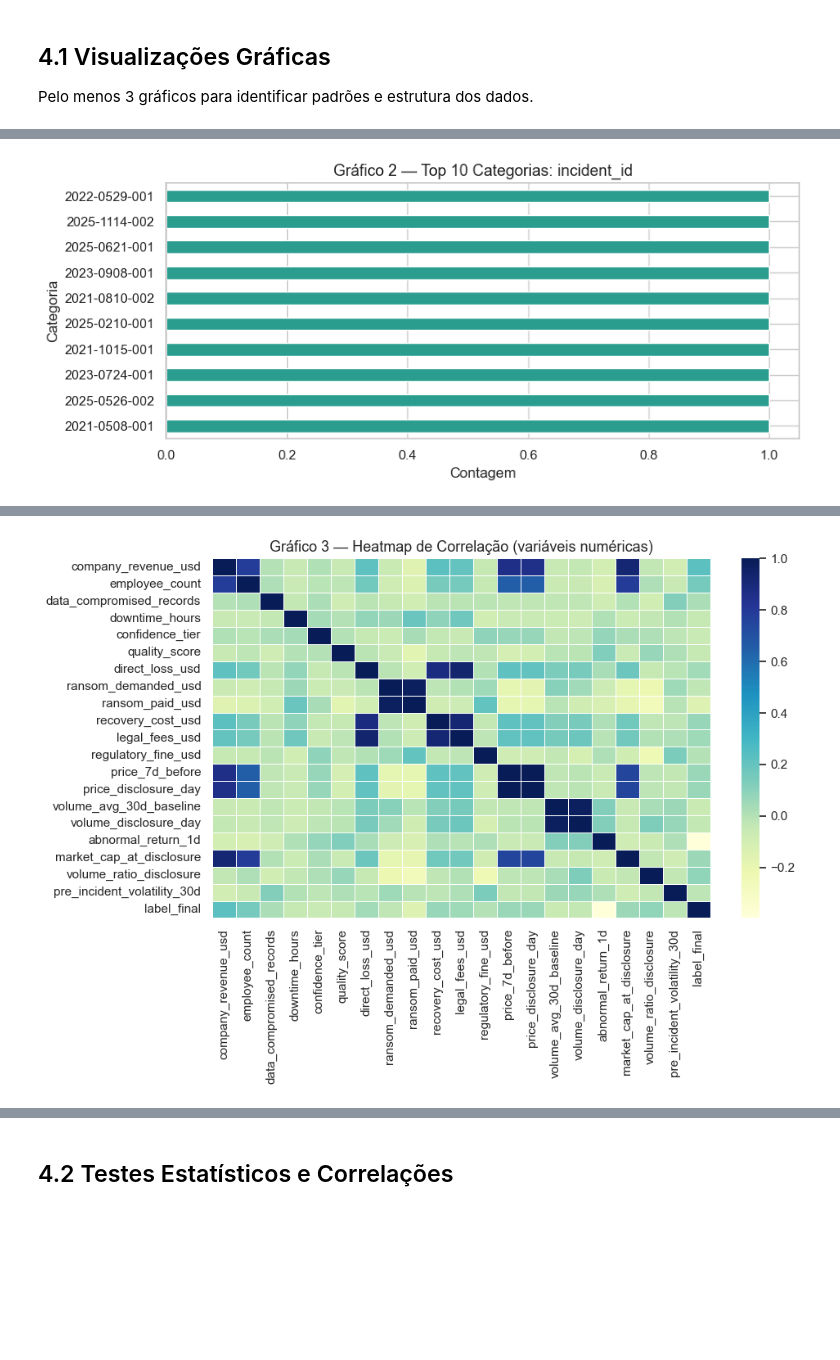
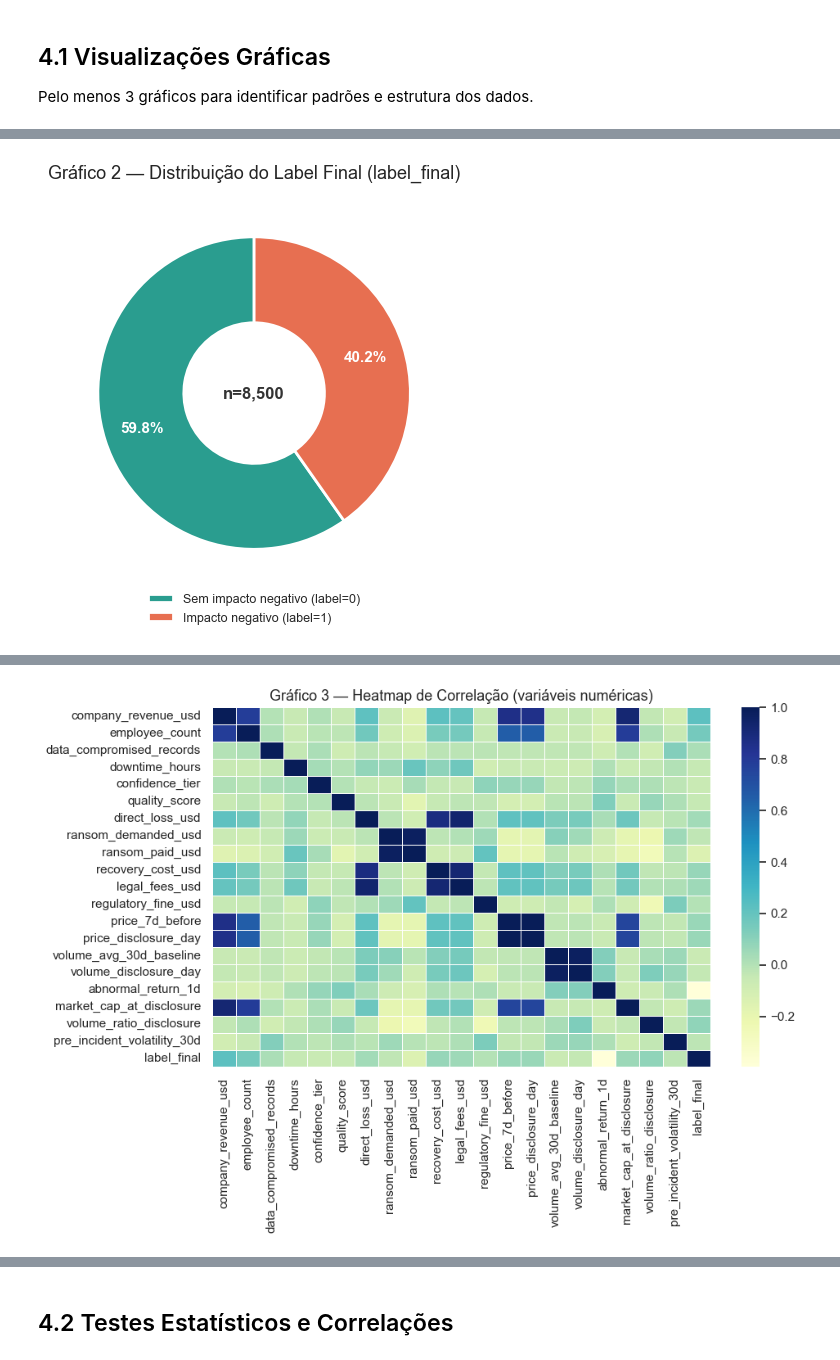
Before and after one commit to RafaelFerreira18/pipeline-financial-bronze-silver, a Jupyter notebook: pipeline_principal.ipynb, the cells around one changed output, grey strips where cells are left out. Drawn from its saved outputs; the diff is of its cells as text; code cells hidden in the pictures; blank space fills up the shorter version.

```diff
--- a/pipeline_principal.ipynb
+++ b/pipeline_principal.ipynb
@@ -1075,19 +1108,81 @@ if num_cols:
     plt.show()
     generated_plots.append(p1)
 
-cat_for_plot = cat_cols[0] if cat_cols else "_origem_tabela"
-plt.figure(figsize=(9, 4))
-df[cat_for_plot].astype(str).value_counts().head(10).sort_values().plot(
-    kind="barh", color="#2A9D8F"
-)
-plt.title(f"Gráfico 2 — Top 10 Categorias: {cat_for_plot}", fontsize=13)
-plt.xlabel("Contagem")
-plt.ylabel("Categoria")
-plt.tight_layout()
-p2 = eda_output / "02_top_categorias.png"
-plt.savefig(p2, dpi=140)
-plt.show()
-generated_plots.append(p2)
+# Gráfico 2 — Distribuição do label_final (donut) ou fallback para coluna categórica de maior variância
+_label_col = "label_final" if "label_final" in df.columns else None
+_label_counts = df[_label_col].value_counts(dropna=True) if _label_col else None
+
+if _label_col and _label_counts is not None and len(_label_counts) >= 2:
+    _palette = ["#2A9D8F", "#E76F51", "#264653", "#E9C46A", "#A8DADC"]
+    _colors_donut = _palette[:len(_label_counts)]
+    _labels_donut = [
+        f"{'Impacto negativo' if str(v) == '1' else 'Sem impacto negativo'} (label={v})"
+        for v in _label_counts.index
+    ]
+
+    fig2, ax2 = plt.subplots(figsize=(7, 5))
+    wedges, texts, autotexts = ax2.pie(
+        _label_counts.values,
+        labels=None,
+        colors=_colors_donut,
+        autopct="%1.1f%%",
+        startangle=90,
+        pctdistance=0.75,
+        wedgeprops={"width": 0.55, "edgecolor": "white", "linewidth": 2},
+    )
+    for at in autotexts:
+        at.set_fontsize(11)
+        at.set_fontweight("bold")
+        at.set_color("white")
+
+    ax2.legend(
+        wedges, _labels_donut,
+        loc="lower center",
+        bbox_to_anchor=(0.5, -0.12),
+        ncol=1,
+        fontsize=9,
+        frameon=False,
+    )
+    total = int(_label_counts.sum())
+    ax2.text(0, 0, f"n={total:,}", ha="center", va="center", fontsize=12, fontweight="bold", color="#333333")
+    ax2.set_title("Gráfico 2 — Distribuição do Label Final (label_final)", fontsize=13, pad=14)
+    plt.tight_layout()
+    p2 = eda_output / "02_distribuicao_label.png"
+    plt.savefig(p2, dpi=140, bbox_inches="tight")
+    plt.show()
+    generated_plots.append(p2)
+
+    print(f"  Distribuição label_final: { {str(k): int(v) for k, v in _label_counts.items()} }")
+
+else:
+    # fallback: coluna categórica com maior variância de contagens
+    _best_cat = None
+    _best_std = -1
+    for col in cat_cols[:5]:
+        vc = df[col].dropna().astype(str).value_counts()
+        if len(vc) >= 2 and vc.std() > _best_std:
+            _best_std = vc.std()
+            _best_cat = col
+
+    if _best_cat:
+        _cat_counts = df[_best_cat].dropna().astype(str).value_counts().head(8).sort_values(ascending=True)
+        _colors_fb = plt.cm.GnBu([0.4 + 0.6 * i / max(len(_cat_counts) - 1, 1) for i in range(len(_cat_counts))])
+        fig2, ax2 = plt.subplots(figsize=(10, max(4, len(_cat_counts) * 0.55)))
+        bars = ax2.barh(_cat_counts.index, _cat_counts.values, color=_colors_fb, edgecolor="white")
+        for bar, val in zip(bars, _cat_counts.values):
+            ax2.text(bar.get_width() + _cat_counts.max() * 0.01, bar.get_y() + bar.get_height() / 2,
+                     f"{val:,}", va="center", ha="left", fontsize=9, color="#333333")
+        ax2.set_xlim(0, _cat_counts.max() * 1.15)
+        ax2.spines[["top", "right"]].set_visible(False)
+        ax2.xaxis.grid(True, linestyle="--", alpha=0.5)
+        ax2.set_axisbelow(True)
+        ax2.set_title(f"Gráfico 2 — Distribuição: {_best_cat}", fontsize=13, pad=12)
+        ax2.set_xlabel("Contagem", fontsize=10)
+        plt.tight_layout()
+        p2 = eda_output / "02_distribuicao_categoria.png"
+        plt.savefig(p2, dpi=140)
+        plt.show()
+        generated_plots.append(p2)
 
 if len(num_cols) >= 2:
     plt.figure(figsize=(10, 7))
@@ -1131 +1226 @@ for p in generated_plots:
-[figure, old version]
+[figure, new version]
```
Also changed, not shown: parts of 38 cells of this notebook, 5 other files.
